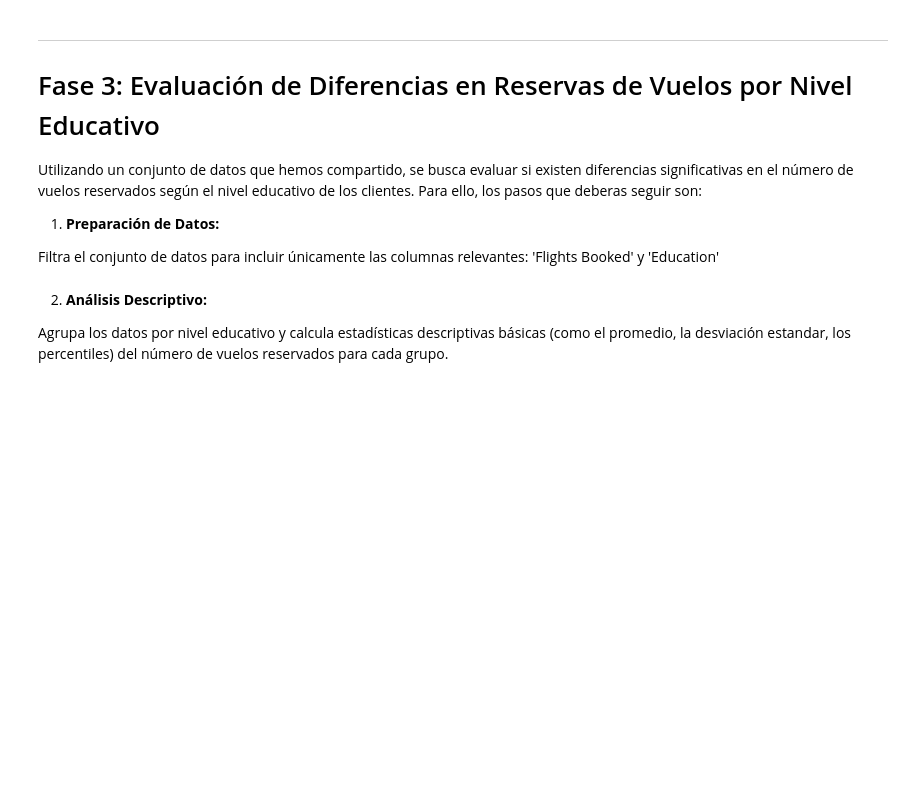
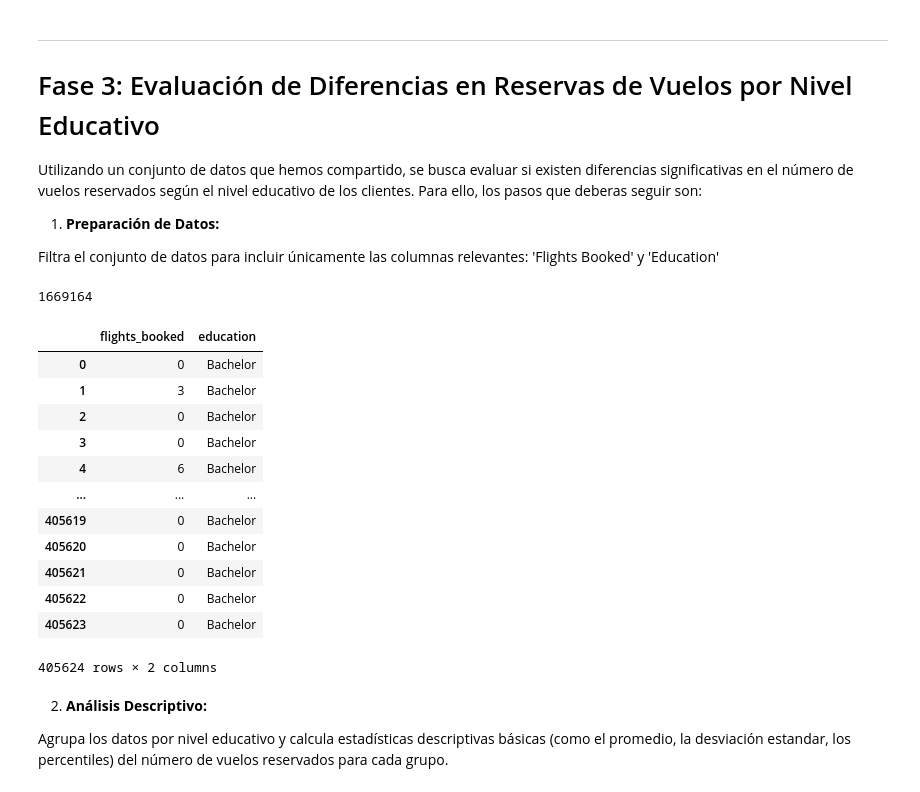
Before and after one commit to Adalab/promo-F-DA-modulo3-evaluacion-final-ClaraAvecilla, a Jupyter notebook: evaluacion_final_m3.ipynb, the cells around one changed output. Drawn from its saved outputs; the diff is of its cells as text; code cells hidden in the pictures; blank space fills up the shorter version.

```diff
--- a/evaluacion_final_m3.ipynb
+++ b/evaluacion_final_m3.ipynb
@@ -843,6 +735,28 @@ Utilizando un conjunto de datos que hemos compartido, se busca evaluar si existe
 1. **Preparación de Datos:**
 
 Filtra el conjunto de datos para incluir únicamente las columnas relevantes: 'Flights Booked' y 'Education'
+# %%
+df_datos["flights_booked"].sum()
+# %% [output]
+1669164
+# %%
+columnas_analisis = ['flights_booked', 'education']
+df_filtrado = df_datos[columnas_analisis]
+df_filtrado
+# %% [output]
+|  | flights_booked | education |
+| 0 | 0 | Bachelor |
+| 1 | 3 | Bachelor |
+| 2 | 0 | Bachelor |
+| 3 | 0 | Bachelor |
+| 4 | 6 | Bachelor |
+| ... | ... | ... |
+| 405619 | 0 | Bachelor |
+| 405620 | 0 | Bachelor |
+| 405621 | 0 | Bachelor |
+| 405622 | 0 | Bachelor |
+| 405623 | 0 | Bachelor |
+405624 rows × 2 columns
 # %% [markdown]
 2. **Análisis Descriptivo:**
 
```
Also changed, not shown: parts of 48 cells of this notebook, 5 other files.
